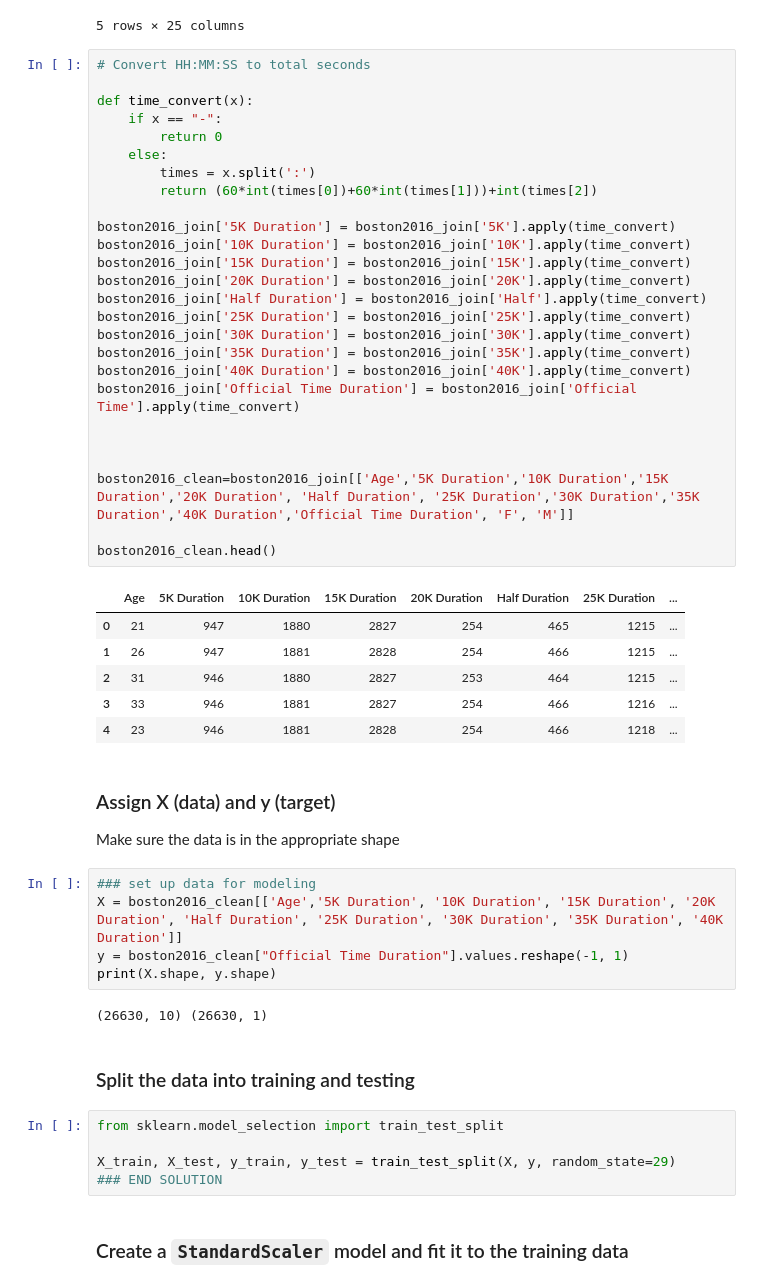
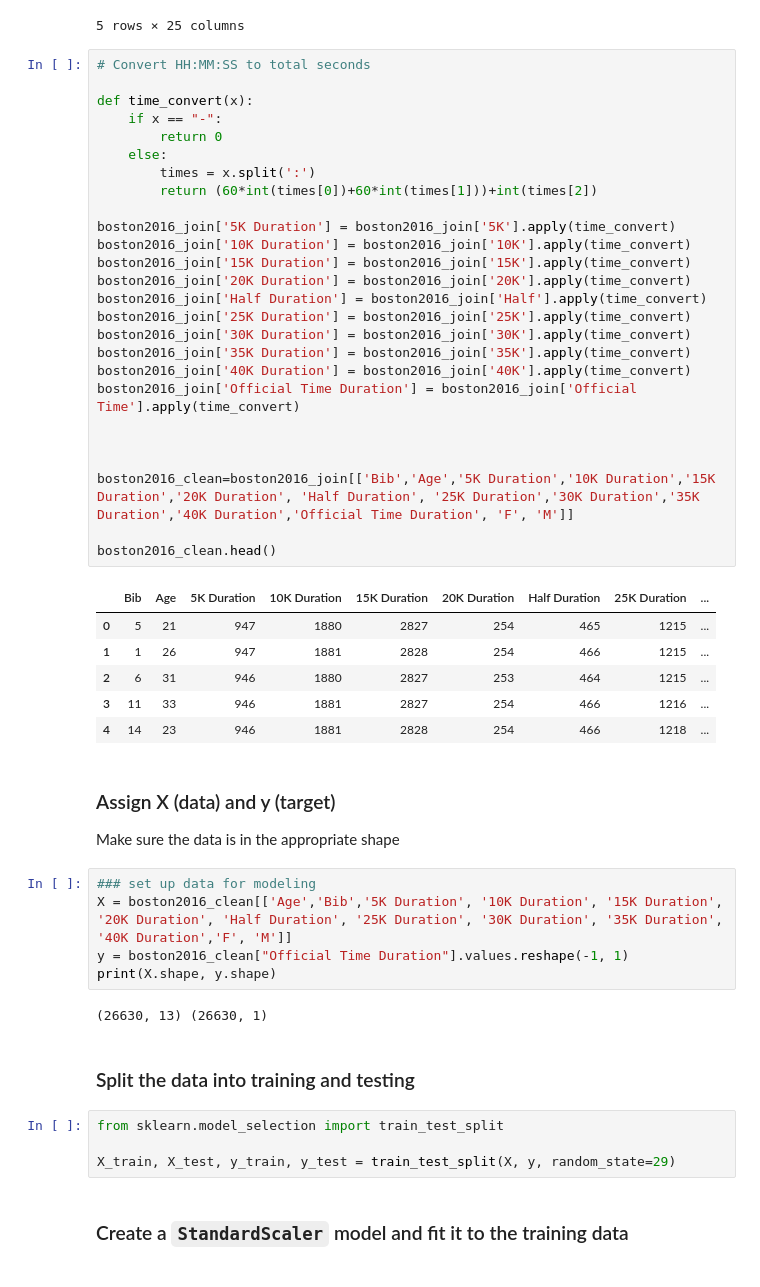
Before and after one commit to amcm29/MachineLearning_Marathon, a Jupyter notebook: boston_model.ipynb, the cells around one changed output. Saved outputs shown, nothing was run; the diff lists cells and outputs as text.

```diff
--- a/boston_model.ipynb
+++ b/boston_model.ipynb
@@ -49,53 +49,52 @@ boston2016_join.head()
 # %%
 # Convert HH:MM:SS to total seconds
 
 def time_convert(x):
     if x == "-":
         return 0
     else:
         times = x.split(':')
         return (60*int(times[0])+60*int(times[1]))+int(times[2])
 
 boston2016_join['5K Duration'] = boston2016_join['5K'].apply(time_convert)
 boston2016_join['10K Duration'] = boston2016_join['10K'].apply(time_convert)
 boston2016_join['15K Duration'] = boston2016_join['15K'].apply(time_convert)
 boston2016_join['20K Duration'] = boston2016_join['20K'].apply(time_convert)
 boston2016_join['Half Duration'] = boston2016_join['Half'].apply(time_convert)
 boston2016_join['25K Duration'] = boston2016_join['25K'].apply(time_convert)
 boston2016_join['30K Duration'] = boston2016_join['30K'].apply(time_convert)
 boston2016_join['35K Duration'] = boston2016_join['35K'].apply(time_convert)
 boston2016_join['40K Duration'] = boston2016_join['40K'].apply(time_convert)
 boston2016_join['Official Time Duration'] = boston2016_join['Official Time'].apply(time_convert)
 
 
 
-boston2016_clean=boston2016_join[['Age','5K Duration','10K Duration','15K Duration','20K Duration', 'Half Duration', '25K Duration','30K Duration','35K Duration','40K Duration','Official Time Duration', 'F', 'M']]
+boston2016_clean=boston2016_join[['Bib','Age','5K Duration','10K Duration','15K Duration','20K Duration', 'Half Duration', '25K Duration','30K Duration','35K Duration','40K Duration','Official Time Duration', 'F', 'M']]
 
 boston2016_clean.head()
 # %% [output]
-|  | Age | 5K Duration | 10K Duration | 15K Duration | 20K Duration | Half Duration | 25K Duration | ... |
-| 0 | 21 | 947 | 1880 | 2827 | 254 | 465 | 1215 | ... |
-| 1 | 26 | 947 | 1881 | 2828 | 254 | 466 | 1215 | ... |
-| 2 | 31 | 946 | 1880 | 2827 | 253 | 464 | 1215 | ... |
-| 3 | 33 | 946 | 1881 | 2827 | 254 | 466 | 1216 | ... |
-| 4 | 23 | 946 | 1881 | 2828 | 254 | 466 | 1218 | ... |
+|  | Bib | Age | 5K Duration | 10K Duration | 15K Duration | 20K Duration | Half Duration | 25K Duration | ... |
+| 0 | 5 | 21 | 947 | 1880 | 2827 | 254 | 465 | 1215 | ... |
+| 1 | 1 | 26 | 947 | 1881 | 2828 | 254 | 466 | 1215 | ... |
+| 2 | 6 | 31 | 946 | 1880 | 2827 | 253 | 464 | 1215 | ... |
+| 3 | 11 | 33 | 946 | 1881 | 2827 | 254 | 466 | 1216 | ... |
+| 4 | 14 | 23 | 946 | 1881 | 2828 | 254 | 466 | 1218 | ... |
 # %% [markdown]
 ### Assign X (data) and y (target)
 Make sure the data is in the appropriate shape
 # %%
 ### set up data for modeling
-X = boston2016_clean[['Age','5K Duration', '10K Duration', '15K Duration', '20K Duration', 'Half Duration', '25K Duration', '30K Duration', '35K Duration', '40K Duration']]
+X = boston2016_clean[['Age','Bib','5K Duration', '10K Duration', '15K Duration', '20K Duration', 'Half Duration', '25K Duration', '30K Duration', '35K Duration', '40K Duration','F', 'M']]
 y = boston2016_clean["Official Time Duration"].values.reshape(-1, 1)
 print(X.shape, y.shape)
 # %% [output]
-(26630, 10) (26630, 1)
+(26630, 13) (26630, 1)
 # %% [markdown]
 ### Split the data into training and testing
 # %%
 from sklearn.model_selection import train_test_split
 
 X_train, X_test, y_train, y_test = train_test_split(X, y, random_state=29)
-### END SOLUTION
 # %% [markdown]
 ### Create a `StandardScaler` model and fit it to the training data
 # %%
```
Also changed, not shown: parts of 5 cells of this notebook, 3 other files.
